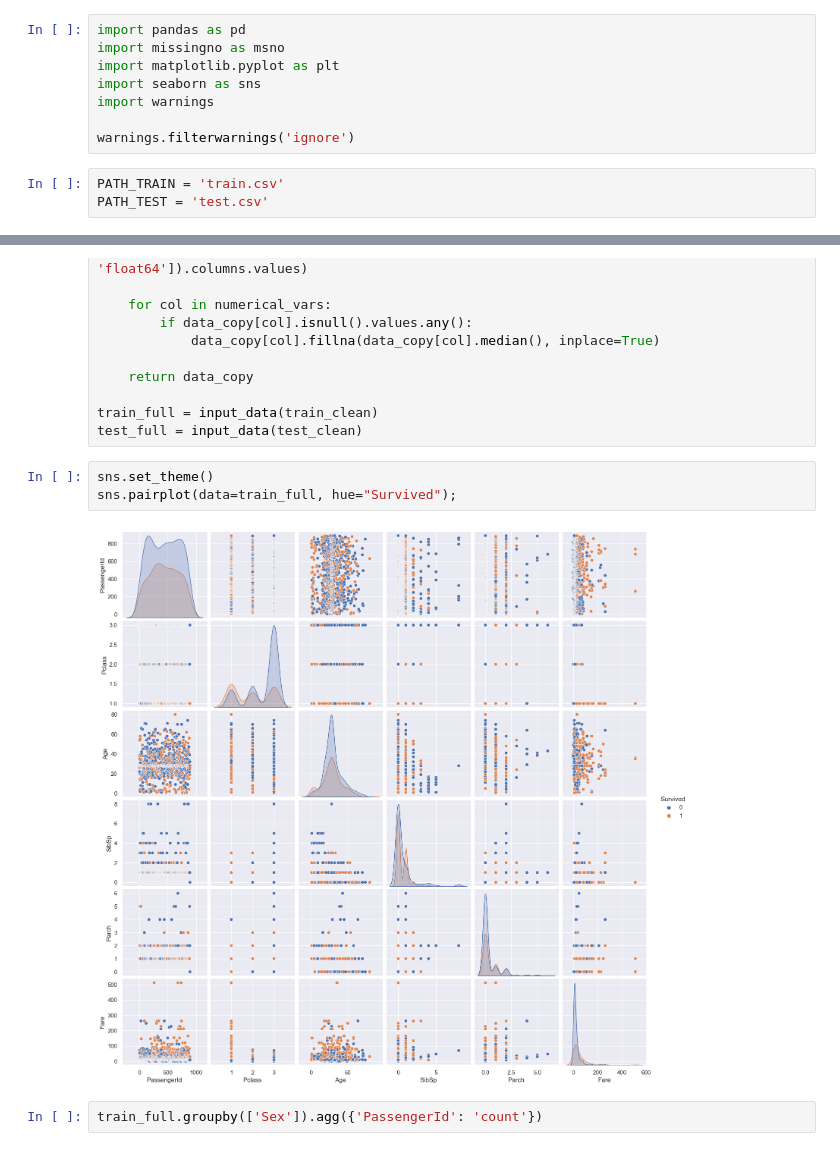
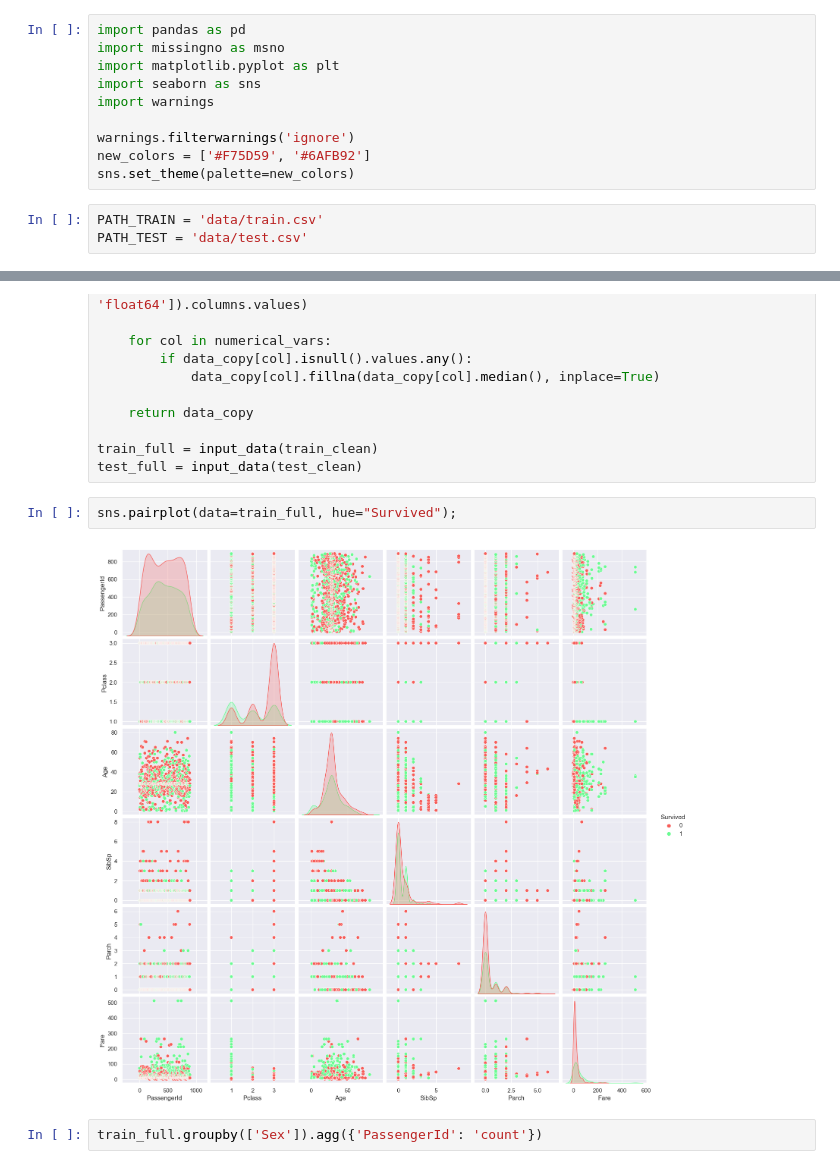
Before and after one commit to ElenaAgapitova/Portfolio, a Jupyter notebook: Kaggle/Titanic ML/Titanic.ipynb, the cells around one changed output, grey strips where cells are left out. Drawn from its saved outputs; the diff is of its cells as text.

```diff
--- a/Kaggle/Titanic ML/Titanic.ipynb
+++ b/Kaggle/Titanic ML/Titanic.ipynb
@@ -6,9 +6,11 @@ import seaborn as sns
 import warnings
 
 warnings.filterwarnings('ignore')
+new_colors = ['#F75D59', '#6AFB92']
+sns.set_theme(palette=new_colors)
 # %%
-PATH_TRAIN = 'train.csv'
-PATH_TEST = 'test.csv'
+PATH_TRAIN = 'data/train.csv'
+PATH_TEST = 'data/test.csv'
 # %%
 train = pd.read_csv(PATH_TRAIN)
 test = pd.read_csv(PATH_TEST)
@@ -128,10 +130,9 @@ def input_data(data):
 train_full = input_data(train_clean)
 test_full = input_data(test_clean)
 # %%
-sns.set_theme()
 sns.pairplot(data=train_full, hue="Survived");
 # %% [output]
-[figure, old version]
+[figure, new version]
 # %%
 train_full.groupby(['Sex']).agg({'PassengerId': 'count'})
 # %% [output]
```
Also changed, not shown: parts of 9 cells of this notebook, 4 other files.
